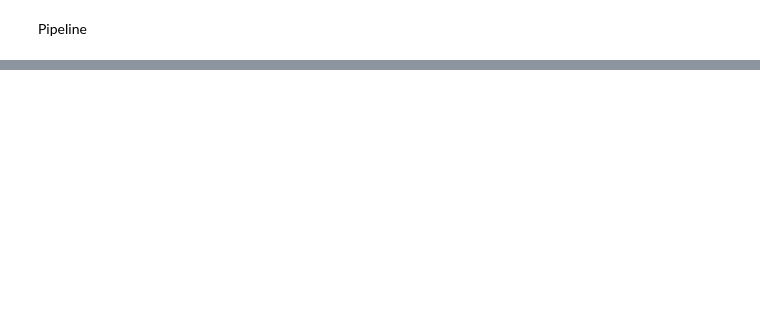
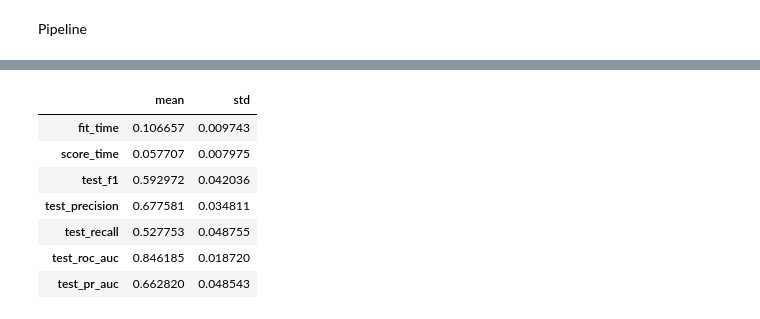
Before and after one commit to jeswingeorge/Telco-Customer-Churn-Kaggle, a Jupyter notebook: notebooks/4_baseline_models.ipynb, the cells around one changed output, grey strips where cells are left out. Drawn from its saved outputs; the diff is of its cells as text; code cells hidden in the pictures; blank space fills up the shorter version.

```diff
--- a/notebooks/4_baseline_models.ipynb
+++ b/notebooks/4_baseline_models.ipynb
@@ -40,0 +115,11 @@ df.head()
+# %%
+cv_lr_df.agg(["mean", "std"]).T   # .T turns it so each metric is a row
+# %% [output]
+|  | mean | std |
+| fit_time | 0.106657 | 0.009743 |
+| score_time | 0.057707 | 0.007975 |
+| test_f1 | 0.592972 | 0.042036 |
+| test_precision | 0.677581 | 0.034811 |
+| test_recall | 0.527753 | 0.048755 |
+| test_roc_auc | 0.846185 | 0.018720 |
+| test_pr_auc | 0.662820 | 0.048543 |
```
Also changed, not shown: parts of 13 cells of this notebook.
